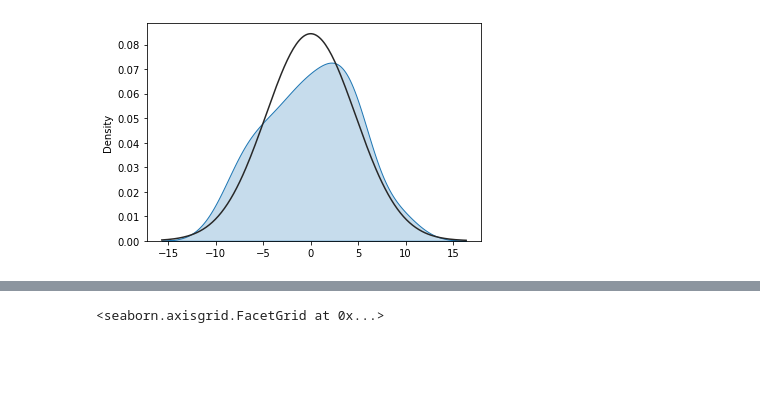
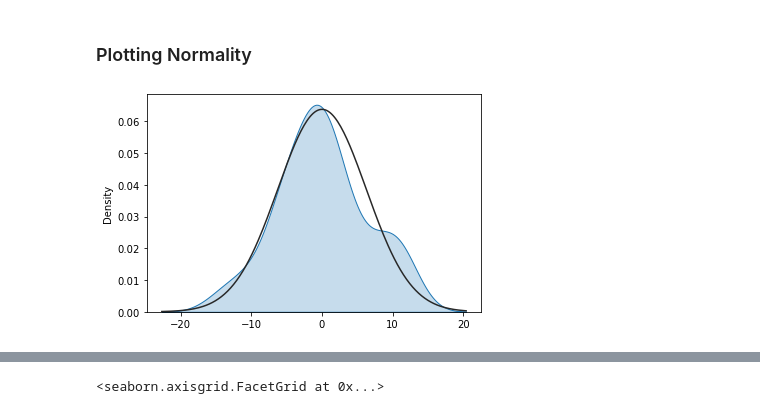
Before and after one commit to DennisDoll/DCLmeetsRETUNE, a Jupyter notebook: image_analysis_pipeline/Data_exploration_and_assumptions.ipynb, the cells around one changed output, grey strips where cells are left out. Cells and saved outputs as stored; diff of their text form; code cells hidden in the pictures; blank space fills up the shorter version.

```diff
--- a/image_analysis_pipeline/Data_exploration_and_assumptions.ipynb
+++ b/image_analysis_pipeline/Data_exploration_and_assumptions.ipynb
@@ -54,2 +60,6 @@ def check_normality(self):
     else:
         print("WARNING: Normality is violated. Run non-parametric model")
+# %%
+#Check it's running before putting it into the model
+model = smf.mixedlm("cc_normalized_per_volume ~ group_id", df, groups = "subject_id").fit()
+model.summary()
@@ -56,10 +104,22 @@ def check_normality(self):
+# %% [markdown]
+### Plotting Normality
 # %%
-#Check it's running before putting it into the model
-model = smf.mixedlm("cc_normalized_per_volume ~ group_id", df, groups = "file_id").fit()
-model.summary()
+#2 types of normality plots
 ax = sns.distplot(model.resid, hist = False, kde_kws = {"shade" : True, "lw": 1}, fit = scipy.stats.norm)
+
+#Problem: the histogram doesn't seem to represent our data - figure out why when you have time
+#def map_pdf(x, **kwargs):
+#    mu, std = scipy.stats.norm.fit(x)
+#    x0, x1 = p1.axes[0][0].get_xlim()  # axes for p1 is required to determine x_pdf
+#    x_pdf = np.linspace(x0, x1, 100)
+#    y_pdf = scipy.stats.norm.pdf(x_pdf, mu, std)
+#    plt.plot(x_pdf, y_pdf, c='r')
+
+
+#p1 = sns.displot(data=df, x='cc_normalized_per_volume', kind='hist', bins=40, stat='density')
+#p1.map(map_pdf, 'cc_normalized_per_volume')
 # %% [output]
-[figure, old version]
+[figure, new version]
 # %%
 scipy.stats.probplot(df['cc_normalized_per_volume'], dist="norm", plot=plt)
 # %% [output]
```
Also changed, not shown: parts of 16 cells of this notebook.
